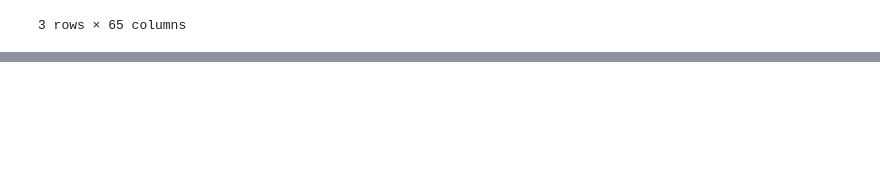
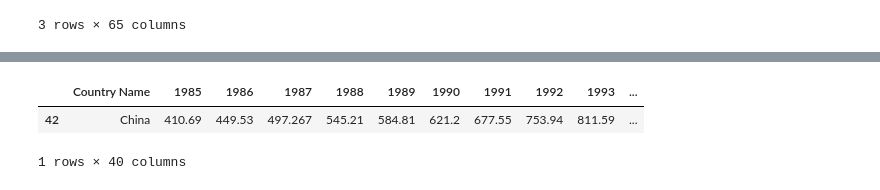
Before and after one commit to jackmcdonnell713/Sustainability_Group, a Jupyter notebook: Final Project.ipynb, the cells around one changed output, grey strips where cells are left out. Drawn from its saved outputs; the diff is of its cells as text; code cells hidden in the pictures; blank space fills up the shorter version.

```diff
--- a/Final Project.ipynb
+++ b/Final Project.ipynb
@@ -75,0 +94,8 @@ chinadata_df.head()
+# %%
+# Extract china gdp from global gdp dataframe.
+chinaelectricity_df = globalelectricity_df.loc[globalelectricity_df['Country Name']=="China"]
+chinaelectricity_df.head()
+# %% [output]
+|  | Country Name | 1985 | 1986 | 1987 | 1988 | 1989 | 1990 | 1991 | 1992 | 1993 | ... |
+| 42 | China | 410.69 | 449.53 | 497.267 | 545.21 | 584.81 | 621.2 | 677.55 | 753.94 | 811.59 | ... |
+1 rows × 40 columns
```
Also changed, not shown: parts of 11 cells of this notebook.
